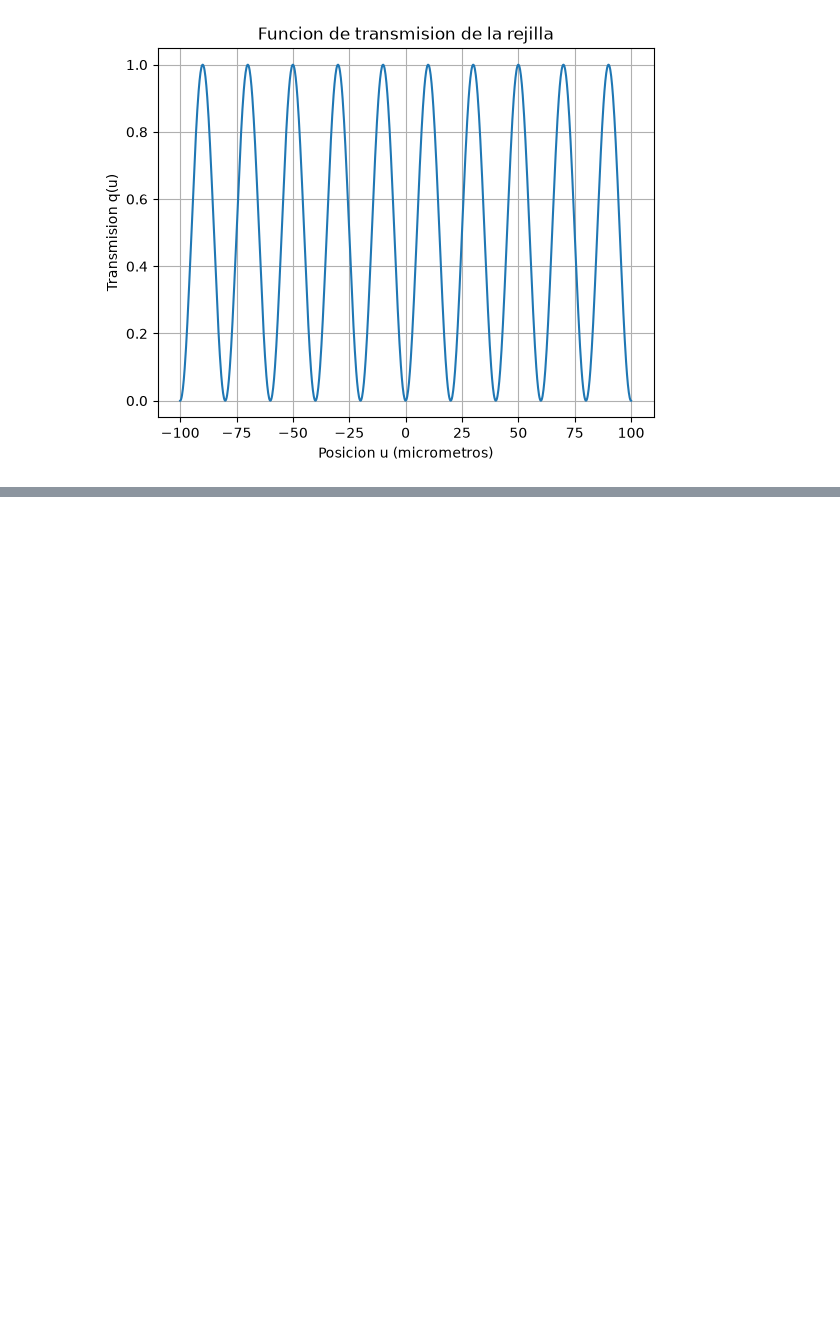
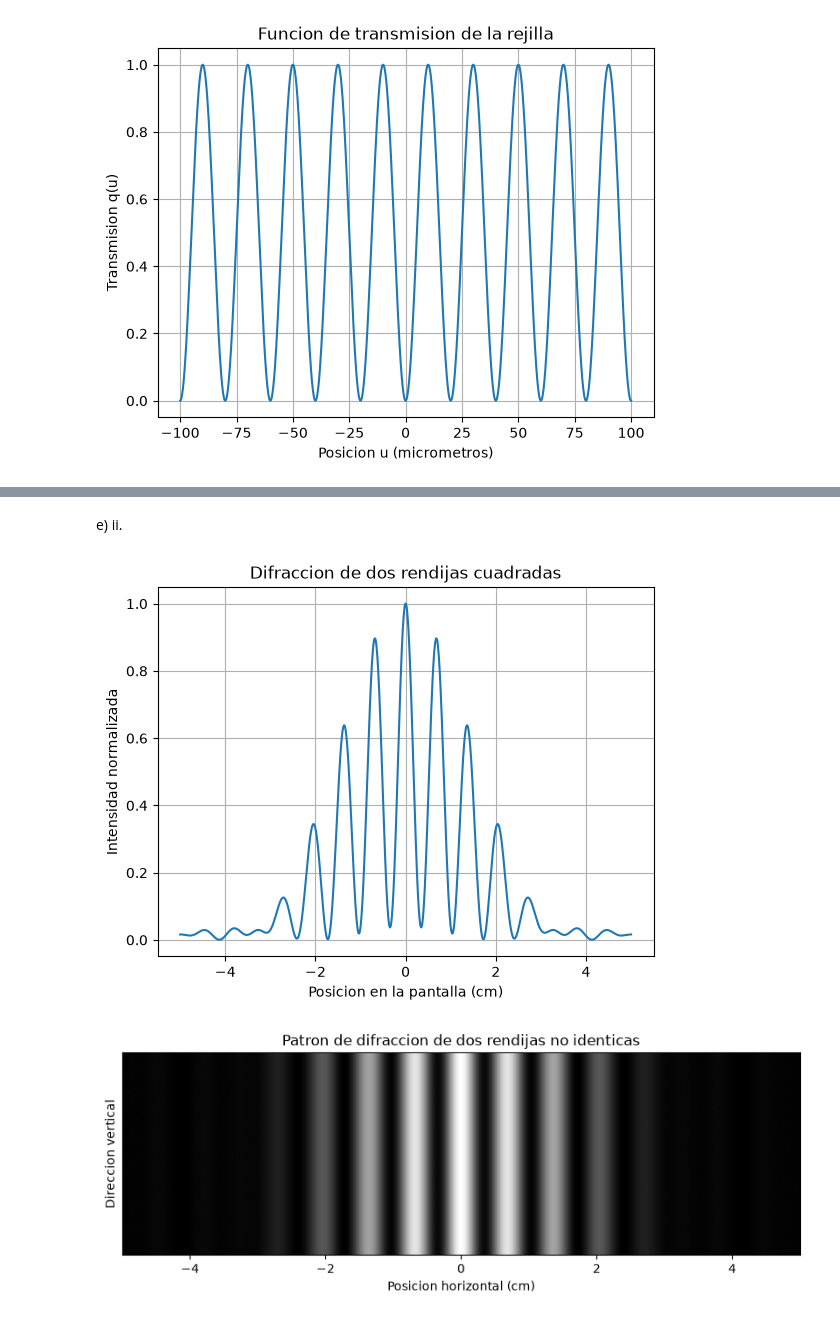
Before and after one commit to naat-j/FisicaComputacional_2027-1_8270, a Jupyter notebook: 1_ProgramacionPython/Tarea_Practica_4_Jupyter.ipynb, the cells around one changed output, grey strips where cells are left out. Cells and saved outputs as stored; diff of their text form; code cells hidden in the pictures; blank space fills up the shorter version.

```diff
--- a/1_ProgramacionPython/Tarea_Practica_4_Jupyter.ipynb
+++ b/1_ProgramacionPython/Tarea_Practica_4_Jupyter.ipynb
@@ -534,0 +656,46 @@ plt.show()
+# %% [markdown]
+e) ii.
+# %%
+
+ancho1 = 10e-6
+ancho2 = 20e-6
+espacio = 60e-6
+
+centro1 = -(ancho1/2 + espacio/2)
+centro2 = ancho2/2 + espacio/2
+
+w2 = ancho1 + espacio + ancho2
+
+def q_eii(u):
+    rendija1 = np.abs(u - centro1) <= ancho1/2
+    rendija2 = np.abs(u - centro2) <= ancho2/2
+
+    return (rendija1 | rendija2).astype(float)
+
+I_eii = calcular_intensidad(q_eii, w2)
+
+plt.plot(x * 100, I_eii)
+plt.xlabel("Posicion en la pantalla (cm)")
+plt.ylabel("Intensidad normalizada")
+plt.title("Difraccion de dos rendijas cuadradas")
+plt.grid()
+plt.show()
+
+pantalla_eii = np.tile(I_eii, (150, 1))
+
+plt.figure(figsize=(10, 3))
+plt.imshow(
+    pantalla_eii,
+    extent=[x[0] * 100, x[-1] * 100, 0, 1],
+    aspect="auto",
+    cmap="gray",
+    origin="lower"
+)
+plt.xlabel("Posicion horizontal (cm)")
+plt.ylabel("Direccion vertical")
+plt.title("Patron de difraccion de dos rendijas no identicas")
+plt.yticks([])
+plt.show()
+# %% [output]
+[figure, added]
+[figure, added]
```
Also changed, not shown: parts of 30 cells of this notebook.
